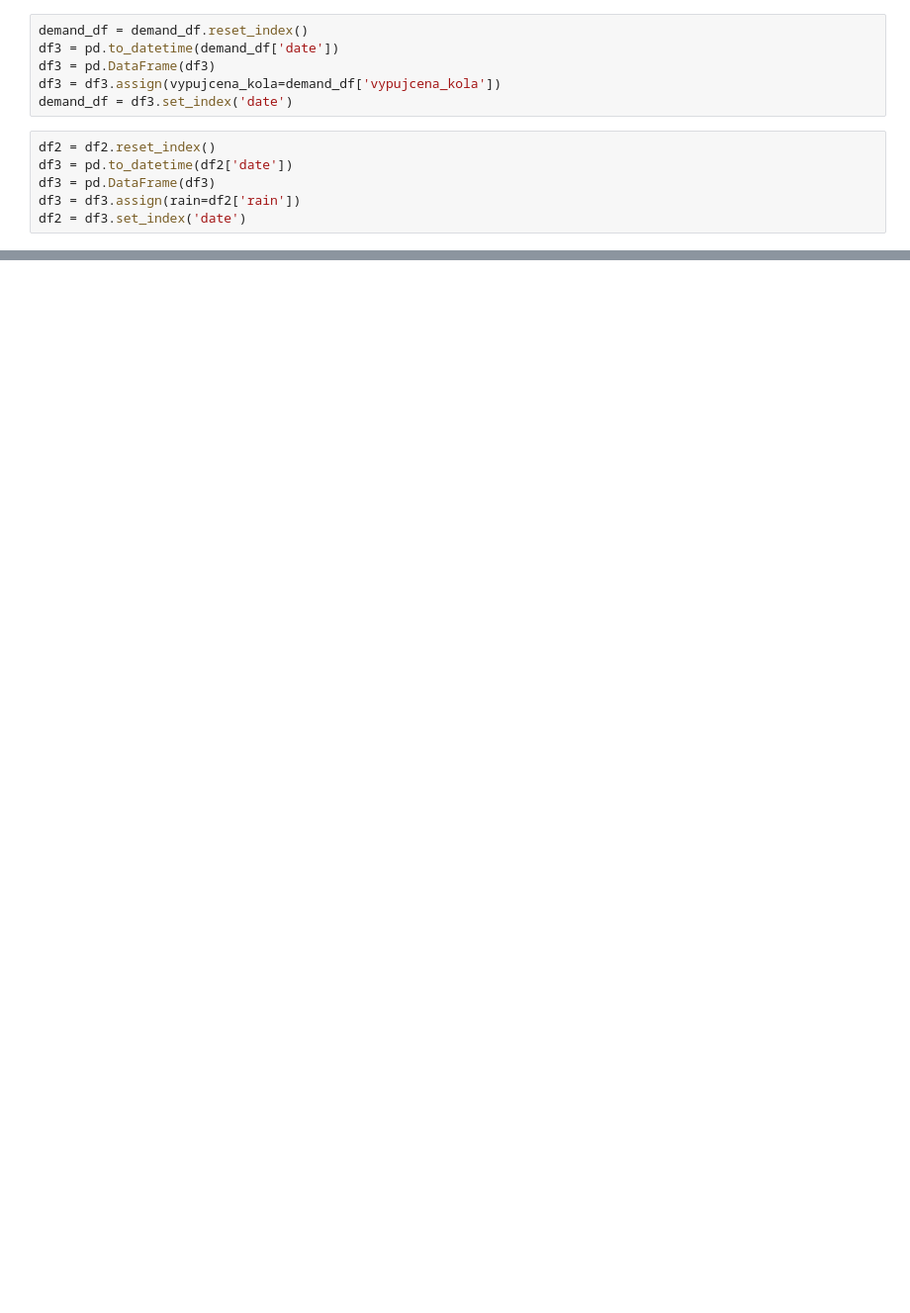
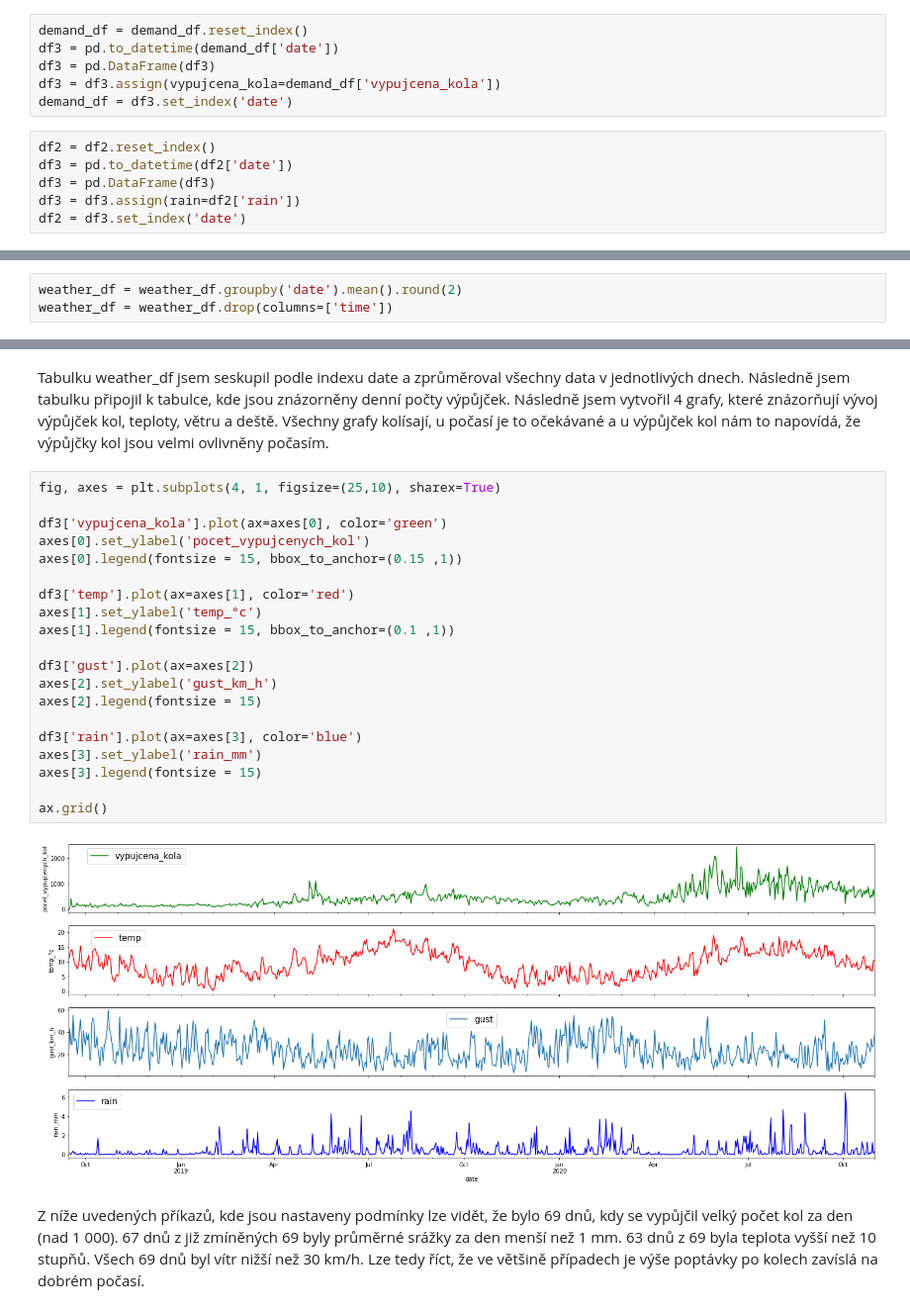
Before and after one commit to Krocan777/Python_projekt_Edinburgh, a Jupyter notebook: Python_Projekt.ipynb, the cells around one changed output, grey strips where cells are left out. Shown at 99% size. Saved outputs shown, nothing was run; the diff lists cells and outputs as text; blank space fills up the shorter version.

```diff
--- a/Python_Projekt.ipynb
+++ b/Python_Projekt.ipynb
@@ -381,0 +451,3 @@ axes[1].grid()
+# %%
+weather_df = weather_df.groupby('date').mean().round(2)
+weather_df = weather_df.drop(columns=['time'])
@@ -381,0 +462,26 @@ axes[1].grid()
+# %% [markdown]
+Tabulku weather_df jsem seskupil podle indexu date a zprůměroval všechny data v jednotlivých dnech. Následně jsem tabulku připojil k tabulce, kde jsou znázorněny denní počty výpůjček. Následně jsem vytvořil 4 grafy, které znázorňují vývoj výpůjček kol, teploty, větru a deště. Všechny grafy kolísají, u počasí je to očekávané a u výpůjček kol nám to napovídá, že výpůjčky kol jsou velmi ovlivněny počasím.
+# %%
+fig, axes = plt.subplots(4, 1, figsize=(25,10), sharex=True)
+
+df3['vypujcena_kola'].plot(ax=axes[0], color='green')
+axes[0].set_ylabel('pocet_vypujcenych_kol')
+axes[0].legend(fontsize = 15, bbox_to_anchor=(0.15 ,1))
+
+df3['temp'].plot(ax=axes[1], color='red')
+axes[1].set_ylabel('temp_°c')
+axes[1].legend(fontsize = 15, bbox_to_anchor=(0.1 ,1))
+
+df3['gust'].plot(ax=axes[2])
+axes[2].set_ylabel('gust_km_h')
+axes[2].legend(fontsize = 15)
+
+df3['rain'].plot(ax=axes[3], color='blue')
+axes[3].set_ylabel('rain_mm')
+axes[3].legend(fontsize = 15)
+
+ax.grid()
+# %% [output]
+[figure, added]
+# %% [markdown]
+Z níže uvedených příkazů, kde jsou nastaveny podmínky lze vidět, že bylo 69 dnů, kdy se vypůjčil velký počet kol za den (nad 1 000). 67 dnů z již zmíněných 69 byly průměrné srážky za den menší než 1 mm. 63 dnů z 69 byla teplota vyšší než 10 stupňů. Všech 69 dnů byl vítr nižší než 30 km/h. Lze tedy říct, že ve většině případech je výše poptávky po kolech zavíslá na dobrém počasí.
```
Also changed, not shown: parts of 22 cells of this notebook.
